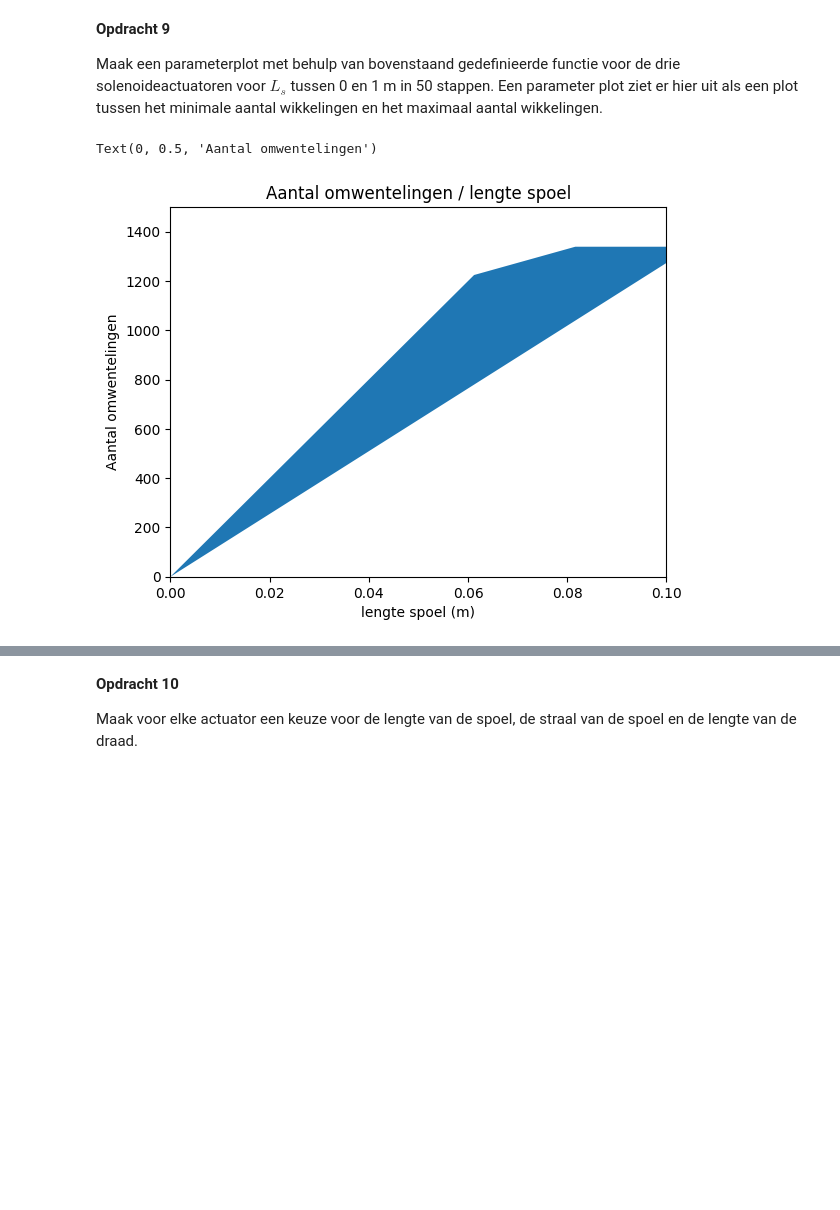
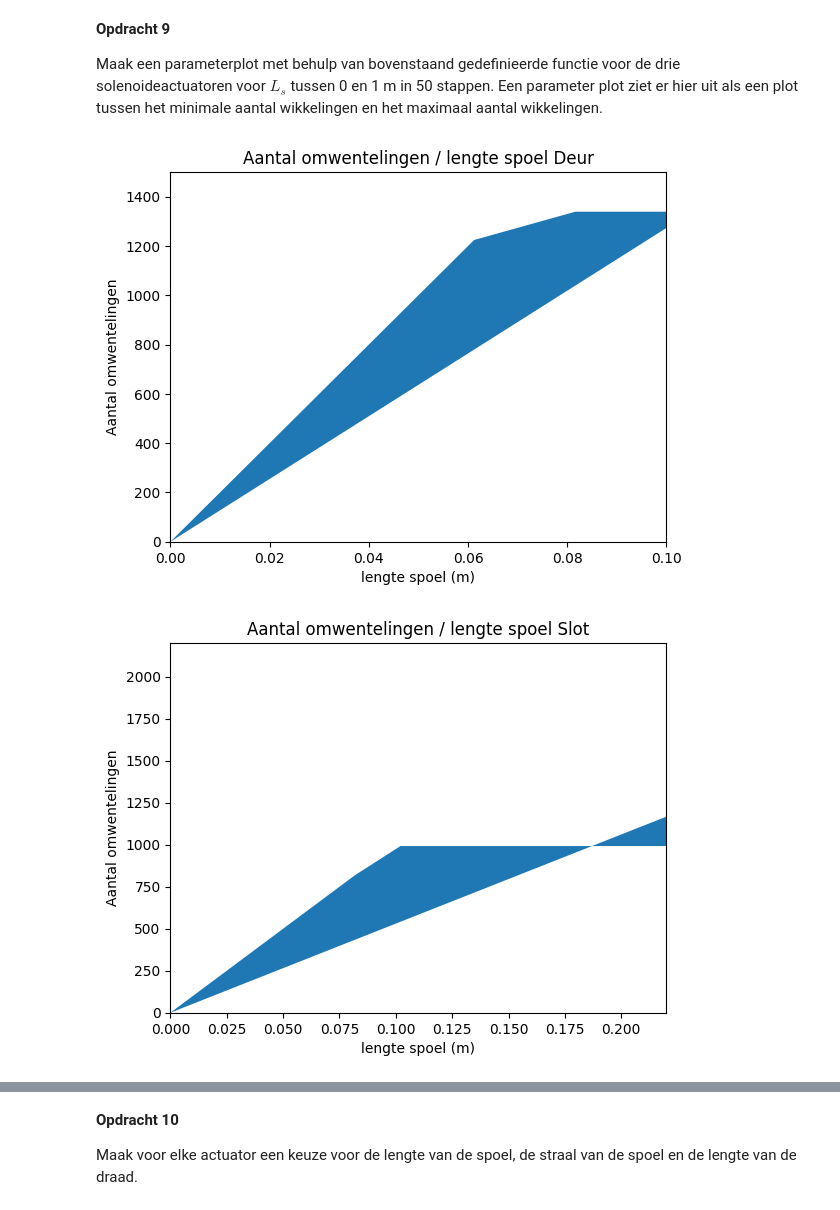
Before and after one commit to PimvanBeers/opdrachten-DEF-D, a Jupyter notebook: 2KrachtactuatorOpdracht/KrachtactuatorOpdracht.ipynb, the cells around one changed output, grey strips where cells are left out. Cells and saved outputs as stored; diff of their text form; code cells hidden in the pictures; blank space fills up the shorter version.

```diff
--- a/2KrachtactuatorOpdracht/KrachtactuatorOpdracht.ipynb
+++ b/2KrachtactuatorOpdracht/KrachtactuatorOpdracht.ipynb
@@ -200,5 +200,23 @@ mu_r = 5000 #relatieve magnetische permeabiliteit ijzer, zelfde voor alle drie
 
 L_draad_deuractuator = max_L_draad(U_deuractuator, I_deuractuator, rho, r_draad_deuractuator)
 print(L_draad_deuractuator, "Meter")
+
+U_slot = 20                             #Volt
+I_slot = 2                              #Ampere
+D_slot = 0.1 * (10**-3)                 #Meter, draaddikte
+F_slot = 1000                           #Newton
+r_s_slot = 0.03                        #Meter
+
+L_draad_slot = max_L_draad(U_slot, I_slot, rho, D_slot)
+print(L_draad_slot, "Meter")
+
+U_alarm = 5                             #Volt
+I_alarm = 0.04                          #Ampere
+D_alarm = 0.025 * (10**-3)               #Meter, draaddikte
+F_alarm = 1                             #Newton
+r_s_alarm = 0.01                       #Meter
+
+L_draad_alarm = max_L_draad(U_alarm, I_alarm, rho, D_alarm)
+print(L_draad_alarm, "Meter")
 # %% [output]
 84.14980322115518 Meter
@@ -271,18 +291,42 @@ Maak een parameterplot met behulp van bovenstaand gedefinieerde functie voor de
 # %%
 ###
 ###Jouw code hier###
 ###
 
 Lijst_L_s = np.linspace(0, 1, 50)
 
 Lijst_N_min, Lijst_N_max = Lijst_aantal_wikkelingen(Lijst_L_s, r_s_deuractuator, r_draad_deuractuator, I_deuractuator, L_draad_deuractuator, F_deuractuator, mu_r)
 
+plt.figure()
 plt.fill_between(Lijst_L_s, Lijst_N_min, Lijst_N_max) # De ruimte tussen de eisen vullen
-plt.title("Aantal omwentelingen / lengte spoel")
+plt.title("Aantal omwentelingen / lengte spoel Deur")
 plt.xlim([0,0.1])
 plt.ylim([0,1500])
 plt.xlabel("lengte spoel (m)")
 plt.ylabel("Aantal omwentelingen")
+plt.show()
+
+Lijst_N_min, Lijst_N_max = Lijst_aantal_wikkelingen(Lijst_L_s, r_s_slot, D_slot, I_slot, L_draad_slot, F_slot, mu_r)
+
+plt.figure()
+plt.fill_between(Lijst_L_s, Lijst_N_min, Lijst_N_max) # De ruimte tussen de eisen vullen
+plt.title("Aantal omwentelingen / lengte spoel Slot")
+plt.ylim([0,2200])
+plt.xlim([0,0.22])
+plt.xlabel("lengte spoel (m)")
+plt.ylabel("Aantal omwentelingen")
+plt.show()
+
+Lijst_N_min, Lijst_N_max = Lijst_aantal_wikkelingen(Lijst_L_s, r_s_alarm, D_alarm, I_alarm, L_draad_alarm, F_alarm, mu_r)
+
+plt.figure()
+plt.fill_between(Lijst_L_s, Lijst_N_min, Lijst_N_max) # De ruimte tussen de eisen vullen
+plt.title("Aantal omwentelingen / lengte spoel Alarm")
+plt.ylim([0,2500])
+plt.xlim([0,0.1])
+plt.xlabel("lengte spoel (m)")
+plt.ylabel("Aantal omwentelingen")
+plt.show()
 # %% [output]
-Text(0, 0.5, 'Aantal omwentelingen')
-[figure, old version]
+[figure, new version]
+[figure, added]
```
Also changed, not shown: parts of 5 cells of this notebook, 1 other file.
